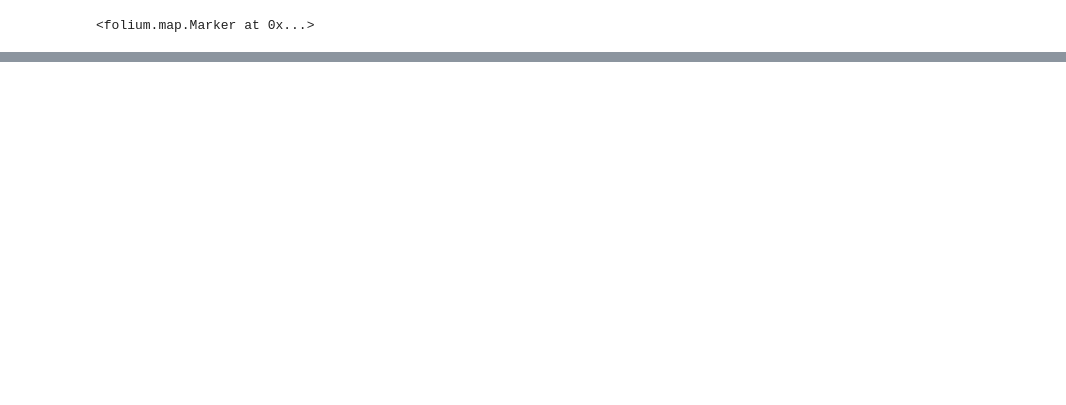
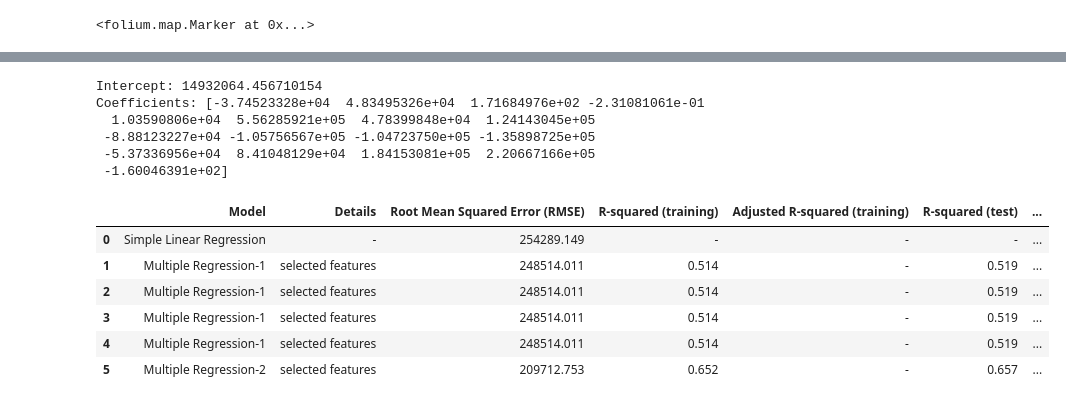
Before and after one commit to dearleiii/data_science_101, a Jupyter notebook: predict_house_value/Predicting house value.ipynb, the cells around one changed output, grey strips where cells are left out. Cells and saved outputs as stored; diff of their text form; code cells hidden in the pictures; blank space fills up the shorter version.

Commit message:
Add files via upload
added multi regression

```diff
--- a/predict_house_value/Predicting house value.ipynb
+++ b/predict_house_value/Predicting house value.ipynb
@@ -333,0 +461,12 @@ basemap
+# %%
+rmsecm = float(format(np.sqrt(metrics.mean_squared_error(test_data_dm['price'],pred)),'.3f'))
+rtrcm = float(format(complex_model_1.score(train_data_dm[features],train_data_dm['price']),'.3f'))
+# artrcm = float(format(adjustedR2(complex_model_1.score(train_data_dm[features],train_data_dm['price']),train_data_dm.shape[0],len(features)),'.3f'))
+rtecm = float(format(complex_model_1.score(test_data_dm[features],test_data_dm['price']),'.3f'))
+# artecm = float(format(adjustedR2(complex_model_1.score(test_data_dm[features],test_data['price']),test_data_dm.shape[0],len(features)),'.3f'))
+cv = float(format(cross_val_score(complex_model_1,df_dm[features],df_dm['price'],cv=5).mean(),'.3f'))
+
+r = evaluation.shape[0]
+evaluation.loc[r] = ['Multiple Regression-1','selected features',rmsecm,rtrcm,"-",rtecm,"-",cv]
+# evaluation.sort_values(by = '5-Fold Cross Validation', ascending=False)
+evaluation
@@ -333,0 +484,37 @@ basemap
+# %%
+features = ['bedrooms','bathrooms','sqft_living','sqft_lot','floors','waterfront','view',
+             'grade','age_binned_<1', 'age_binned_1-5', 'age_binned_6-10','age_binned_11-25',
+             'age_binned_26-50', 'age_binned_51-75','age_binned_76-100', 'age_binned_>100',
+             'zipcode']
+complex_model_2 = linear_model.LinearRegression()
+complex_model_2.fit(train_data_dm[features],train_data_dm['price'])
+
+print('Intercept: {}'.format(complex_model_2.intercept_))
+print('Coefficients: {}'.format(complex_model_2.coef_))
+
+pred = complex_model_2.predict(test_data_dm[features])
+rmsecm = float(format(np.sqrt(metrics.mean_squared_error(test_data_dm['price'],pred)),'.3f'))
+rtrcm = float(format(complex_model_2.score(train_data_dm[features],train_data_dm['price']),'.3f'))
+# artrcm = float(format(adjustedR2(complex_model_2.score(train_data_dm[features],train_data_dm['price']),train_data_dm.shape[0],len(features)),'.3f'))
+rtecm = float(format(complex_model_2.score(test_data_dm[features],test_data_dm['price']),'.3f'))
+# artecm = float(format(adjustedR2(complex_model_2.score(test_data_dm[features],test_data_dm['price']),test_data_dm.shape[0],len(features)),'.3f'))
+cv = float(format(cross_val_score(complex_model_2,df_dm[features],df_dm['price'],cv=5).mean(),'.3f'))
+
+r = evaluation.shape[0]
+evaluation.loc[r] = ['Multiple Regression-2','selected features',rmsecm,rtrcm,"-",rtecm,"-",cv]
+# evaluation.sort_values(by = '5-Fold Cross Validation', ascending=False)
+evaluation
+# %% [output]
+Intercept: 14932064.456710154
+Coefficients: [-3.74523328e+04  4.83495326e+04  1.71684976e+02 -2.31081061e-01
+  1.03590806e+04  5.56285921e+05  4.78399848e+04  1.24143045e+05
+ -8.88123227e+04 -1.05756567e+05 -1.04723750e+05 -1.35898725e+05
+ -5.37336956e+04  8.41048129e+04  1.84153081e+05  2.20667166e+05
+ -1.60046391e+02]
+|  | Model | Details | Root Mean Squared Error (RMSE) | R-squared (training) | Adjusted R-squared (training) | R-squared (test) | ... |
+| 0 | Simple Linear Regression | - | 254289.149 | - | - | - | ... |
+| 1 | Multiple Regression-1 | selected features | 248514.011 | 0.514 | - | 0.519 | ... |
+| 2 | Multiple Regression-1 | selected features | 248514.011 | 0.514 | - | 0.519 | ... |
+| 3 | Multiple Regression-1 | selected features | 248514.011 | 0.514 | - | 0.519 | ... |
+| 4 | Multiple Regression-1 | selected features | 248514.011 | 0.514 | - | 0.519 | ... |
+| 5 | Multiple Regression-2 | selected features | 209712.753 | 0.652 | - | 0.657 | ... |
```
Also changed, not shown: parts of 13 cells of this notebook.
